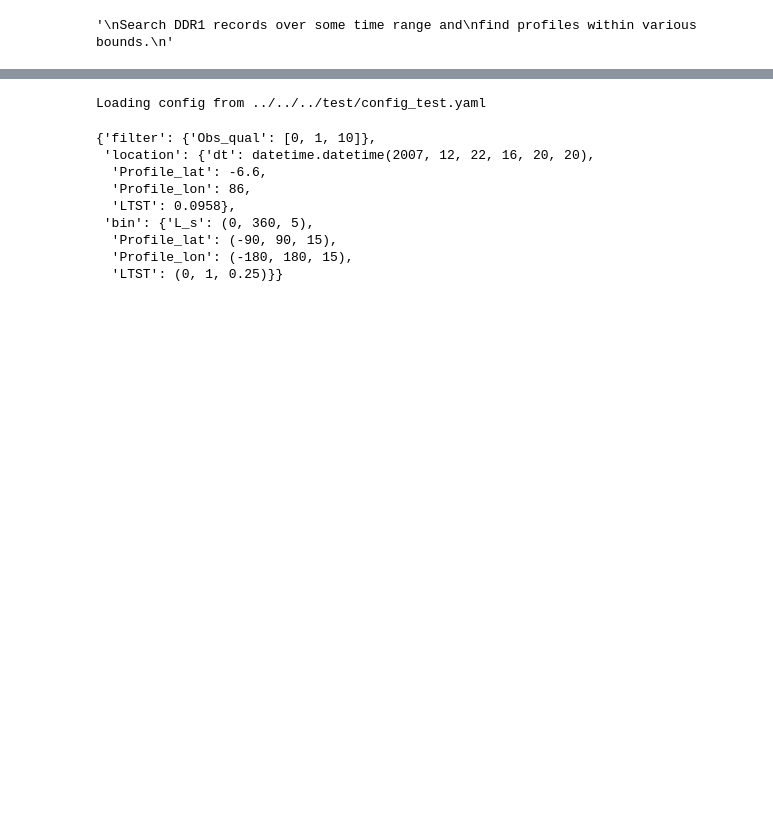
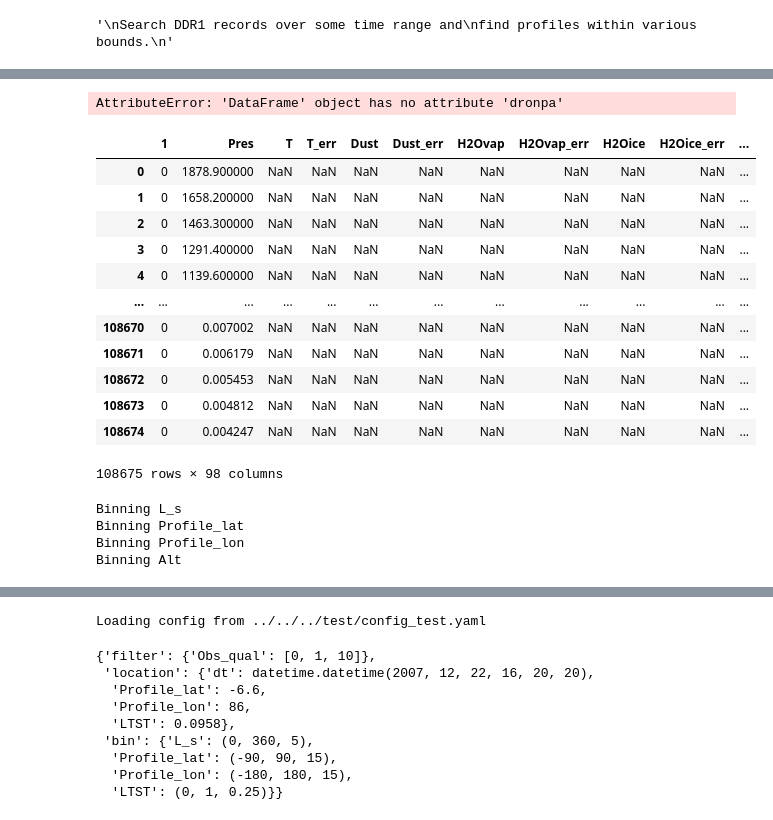
Before and after one commit to Cloudspotting-on-Mars/mcstools, a Jupyter notebook: mcstools/preprocess/l2/dev.ipynb, the cells around one changed output, grey strips where cells are left out. Saved outputs shown, nothing was run; the diff lists cells and outputs as text; code cells hidden in the pictures; blank space fills up the shorter version.

```diff
--- a/mcstools/preprocess/l2/dev.ipynb
+++ b/mcstools/preprocess/l2/dev.ipynb
@@ -16,3 +16,5 @@ find profiles within various bounds.
 """
 # %% [output]
 '\nSearch DDR1 records over some time range and\nfind profiles within various bounds.\n'
+# %%
+cp = filt.ConfigParser.from_yaml("config_example.yaml")
@@ -18,0 +27,7 @@ find profiles within various bounds.
+# %%
+loader = L2Loader(pds=True)
+filters = cp
+print(filters)
+ddr1 = loader.load_from_filter_config(filters.filter_config, verbose=True)
+print(ddr1.columns)
+ddr1_adj = filters.bin_config.create_bin_columns(ddr1)
@@ -18,0 +68,22 @@ find profiles within various bounds.
+# %%
+ddr2 = loader.load(ddr="DDR2", profiles=ddr1["Profile_identifier"].unique(), verbose=True)
+ddr2.dropna(subset=[x for x in filters.ddr2_fields if x not in ["Pres", "level"]], inplace=True)
+merged =loader.merge_ddrs(ddr2, ddr1, verbose=True)
+# %% [output]
+AttributeError: 'DataFrame' object has no attribute 'dronpa'
+# %%
+merged
+# %% [output]
+|  | 1 | Pres | T | T_err | Dust | Dust_err | H2Ovap | H2Ovap_err | H2Oice | H2Oice_err | ... |
+| 0 | 0 | 1878.900000 | NaN | NaN | NaN | NaN | NaN | NaN | NaN | NaN | ... |
+| 1 | 0 | 1658.200000 | NaN | NaN | NaN | NaN | NaN | NaN | NaN | NaN | ... |
+| 2 | 0 | 1463.300000 | NaN | NaN | NaN | NaN | NaN | NaN | NaN | NaN | ... |
+| 3 | 0 | 1291.400000 | NaN | NaN | NaN | NaN | NaN | NaN | NaN | NaN | ... |
+| 4 | 0 | 1139.600000 | NaN | NaN | NaN | NaN | NaN | NaN | NaN | NaN | ... |
+| ... | ... | ... | ... | ... | ... | ... | ... | ... | ... | ... | ... |
+| 108670 | 0 | 0.007002 | NaN | NaN | NaN | NaN | NaN | NaN | NaN | NaN | ... |
+| 108671 | 0 | 0.006179 | NaN | NaN | NaN | NaN | NaN | NaN | NaN | NaN | ... |
+| 108672 | 0 | 0.005453 | NaN | NaN | NaN | NaN | NaN | NaN | NaN | NaN | ... |
+| 108673 | 0 | 0.004812 | NaN | NaN | NaN | NaN | NaN | NaN | NaN | NaN | ... |
+| 108674 | 0 | 0.004247 | NaN | NaN | NaN | NaN | NaN | NaN | NaN | NaN | ... |
+108675 rows × 98 columns
@@ -18,0 +92,7 @@ find profiles within various bounds.
+# %%
+merged = filters.bin_config.create_bin_columns(merged)
+# %% [output]
+Binning L_s
+Binning Profile_lat
+Binning Profile_lon
+Binning Alt
```
Also changed, not shown: parts of 8 cells of this notebook, 3 other files.
